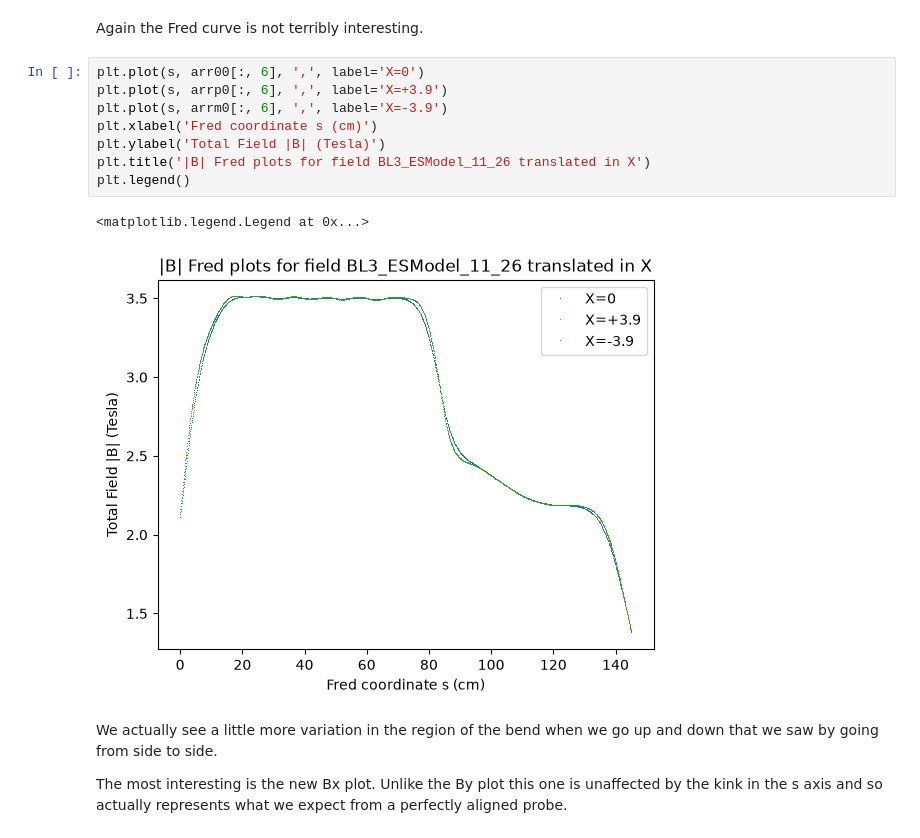
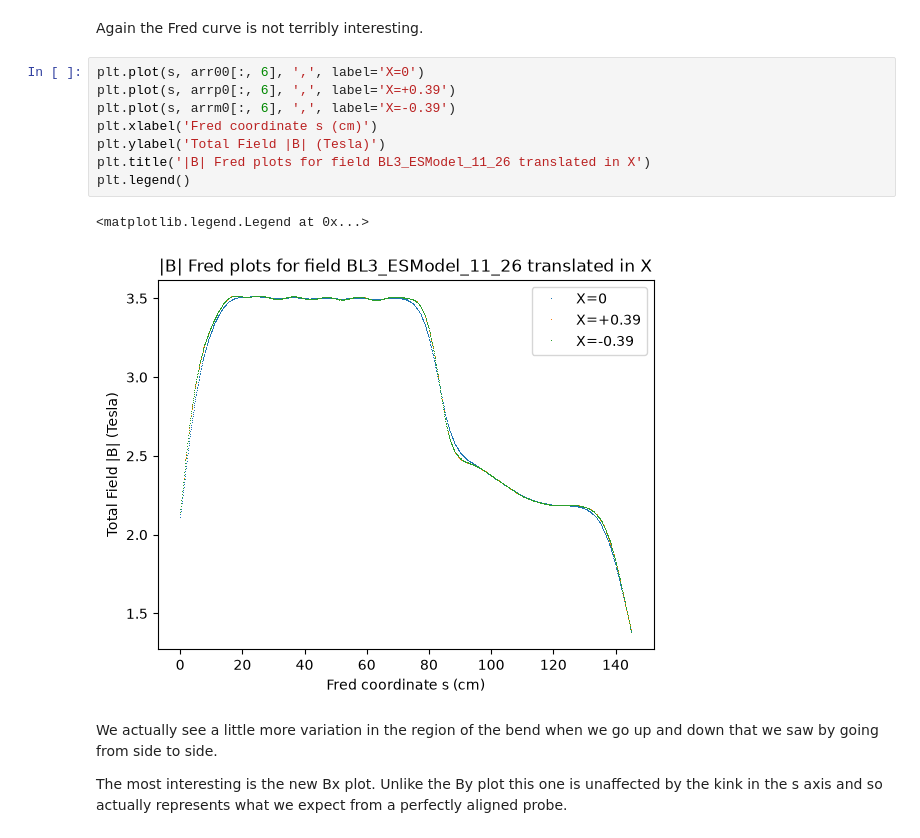
Before and after one commit to bcGitHub15/Magnet-Analysis, a Jupyter notebook: FredLines.ipynb, the cells around one changed output. Cells and saved outputs as stored; diff of their text form.

Commit message:
Fix labels for offset error.
Found that my lines are offset 0.39 cm from the axis in stead of 3.9 cm. Updated test and corrected labels.

```diff
--- a/FredLines.ipynb
+++ b/FredLines.ipynb
@@ -245,15 +245,15 @@ arrm0 = np.loadtxt('FredLines11_3_26/YokedPDR8_FullAxisLineX-.txt', skiprows=9)
 Again the Fred curve is not terribly interesting.
 # %%
 plt.plot(s, arr00[:, 6], ',', label='X=0')
-plt.plot(s, arrp0[:, 6], ',', label='X=+3.9')
-plt.plot(s, arrm0[:, 6], ',', label='X=-3.9')
+plt.plot(s, arrp0[:, 6], ',', label='X=+0.39')
+plt.plot(s, arrm0[:, 6], ',', label='X=-0.39')
 plt.xlabel('Fred coordinate s (cm)')
 plt.ylabel('Total Field |B| (Tesla)')
 plt.title('|B| Fred plots for field BL3_ESModel_11_26 translated in X')
 plt.legend()
 # %% [output]
 <matplotlib.legend.Legend at 0x...>
-[figure, old version]
+[figure, new version]
 # %% [markdown]
 We actually see a little more variation in the region of the bend when we go up and down that we saw by going from side to side.
 
```
Also changed, not shown: parts of 8 cells of this notebook.
